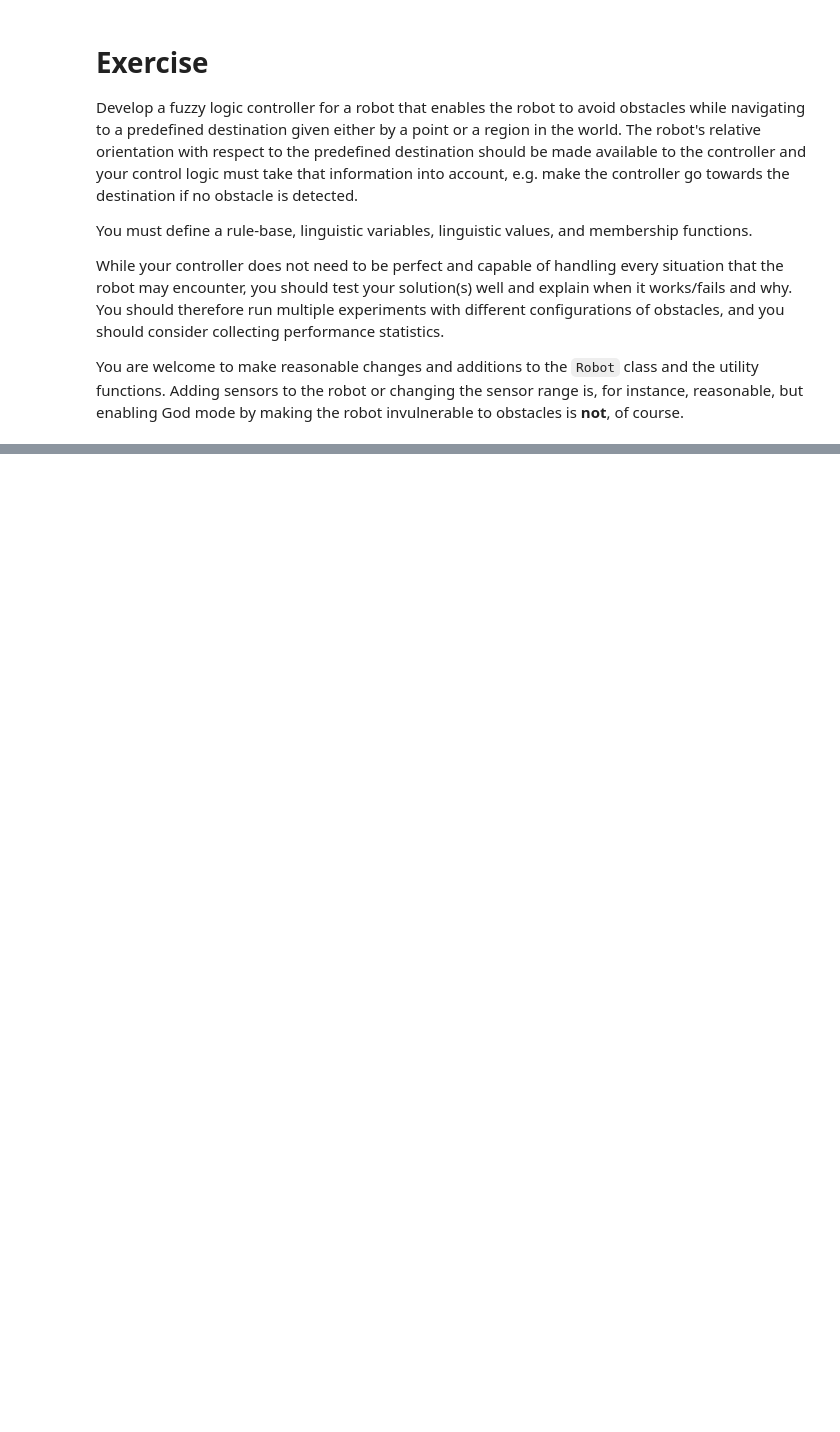
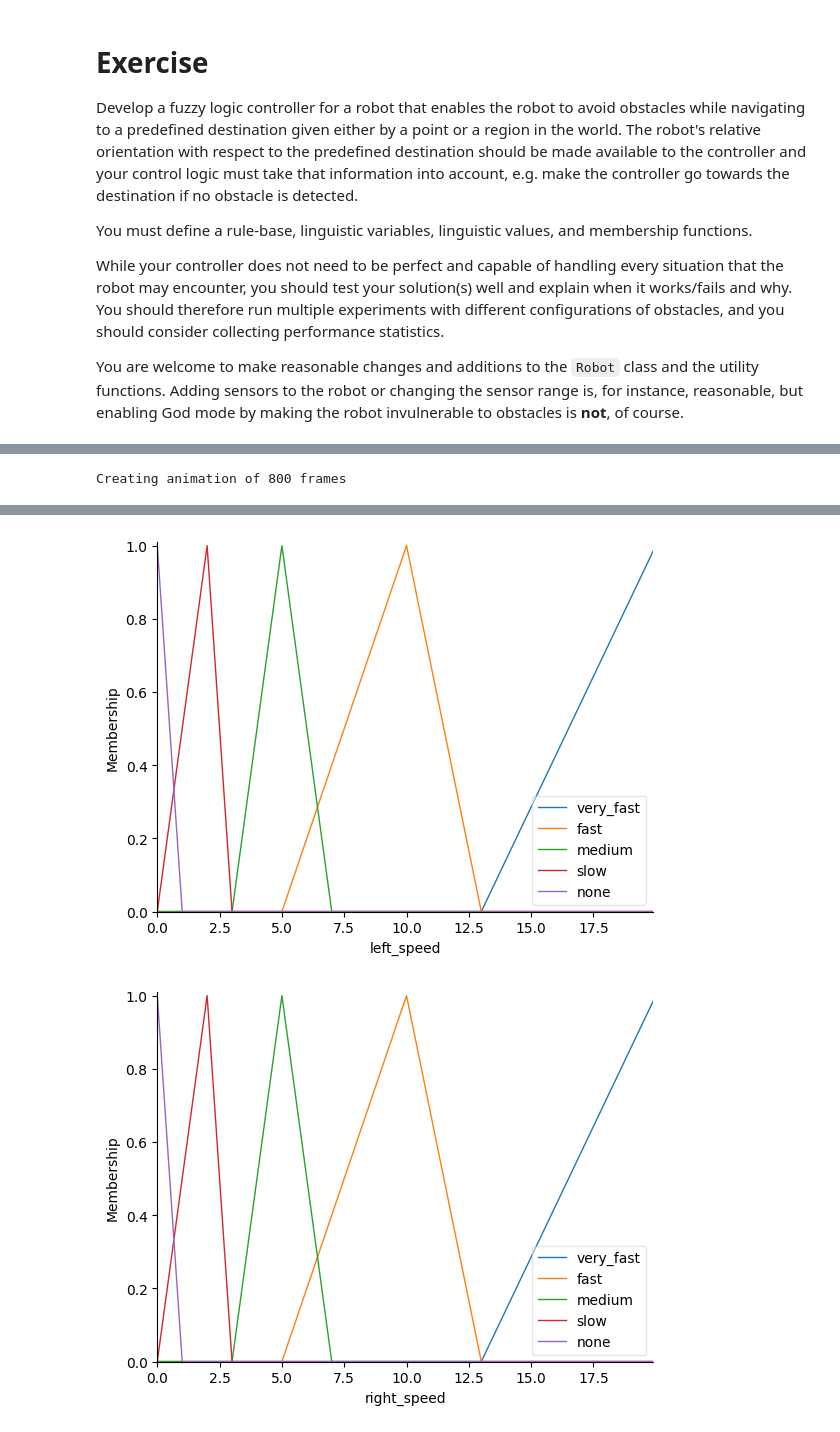
Before and after one commit to MathiasBalling/AI, a Jupyter notebook: 4/fuzzy_obstacle_avoidance_exercise.ipynb, the cells around one changed output, grey strips where cells are left out. Drawn from its saved outputs; the diff is of its cells as text; code cells hidden in the pictures; blank space fills up the shorter version.

```diff
--- a/4/fuzzy_obstacle_avoidance_exercise.ipynb
+++ b/4/fuzzy_obstacle_avoidance_exercise.ipynb
@@ -142,7 +142,13 @@ class Robot:
     """
     Get the angle to the goal
     """
-    return self.get_direction_goal(goal) - self.theta
+    # Make sure the angle is between -pi and pi
+    angle = self.get_direction_goal(goal) - self.theta
+    if angle > math.pi:
+      angle -= 2 * math.pi
+    if angle < -math.pi:
+      angle += 2 * math.pi
+    return angle
 
   def get_distance_goal(self, goal):
     """
@@ -487,0 +442,54 @@ Creating animation of 500 frames
+# %%
+import skfuzzy as fuzz
+from skfuzzy import control as ctrl
+# Create environment variables
+goals = [[10, 10], [40, 40], [10, 40], [40, 10]]
+
+init_world(100, 100)
+robot = Robot(50,5,-np.pi)
+sensor_range = robot.sensor_range
+# Add two rectangular obstacles:
+add_rectangular_obstacle(20, 20, 80, 25)
+add_rectangular_obstacle(1, 50, 49, 60)
+add_rectangular_obstacle(75, 75, 100, 100)
+# Set goal position
+goal = [70, 70]
+
+# Create Fuzzy controller
+def fuzzy_obstacle_avoidance(robot, frame):
+    goal_dist = robot.get_distance_goal(goal)
+    # If the goal is reached, stop
+    if goal_dist < 2:
+        robot.set_speed(0, 0)
+        return
+    goal_ang = robot.get_angle_goal(goal)
+    readings = robot.get_sensor_readings()
+    distance, angle = 9999, -np.pi
+    for i, reading_dist in enumerate(readings):
+        if reading_dist < distance:
+            distance = reading_dist
+            angle = robot.sensors[i]
+    if distance >= robot.sensor_range:
+        # No obstacle in sight, go to the goal
+        distance = 1000
+        angle = np.pi
+
+    # Set the inputs to the fuzzy controller
+    robot_sim.input['goal_distance'] = goal_dist
+    robot_sim.input['goal_angle'] = goal_ang
+    robot_sim.input['closest_obstacle_angle'] = angle
+    robot_sim.input['closest_obstacle_distance'] = distance
+    # Compute the control action
+    robot_sim.compute()
+
+    # Get the final control action for the robot
+    speed_left = robot_sim.output['left_speed']
+    speed_right = robot_sim.output['right_speed']
+
+    # Set the robot speed based on the control action
+    robot.set_speed(speed_left, speed_right)
+
+# Run the simulation
+run_experiment(robot=robot, controller=fuzzy_obstacle_avoidance, frames=800, animate=True)
+# %% [output]
+Creating animation of 800 frames
@@ -487,0 +497,2 @@ Creating animation of 500 frames
+[figure, added]
+[figure, added]
```
Also changed, not shown: parts of 3 cells of this notebook.
